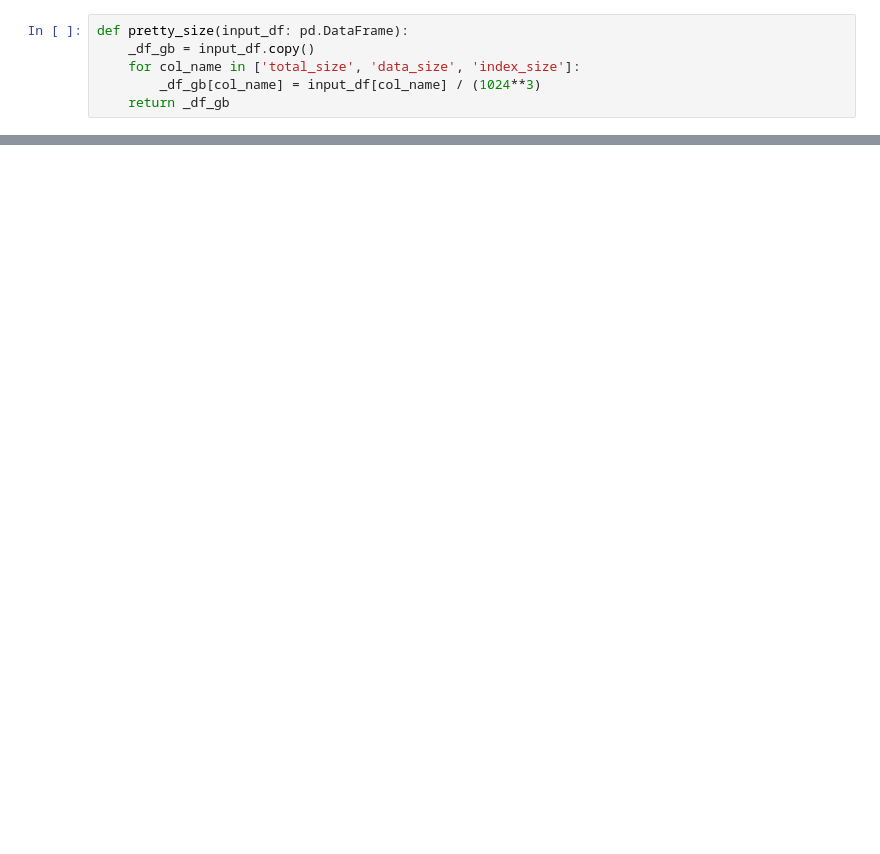
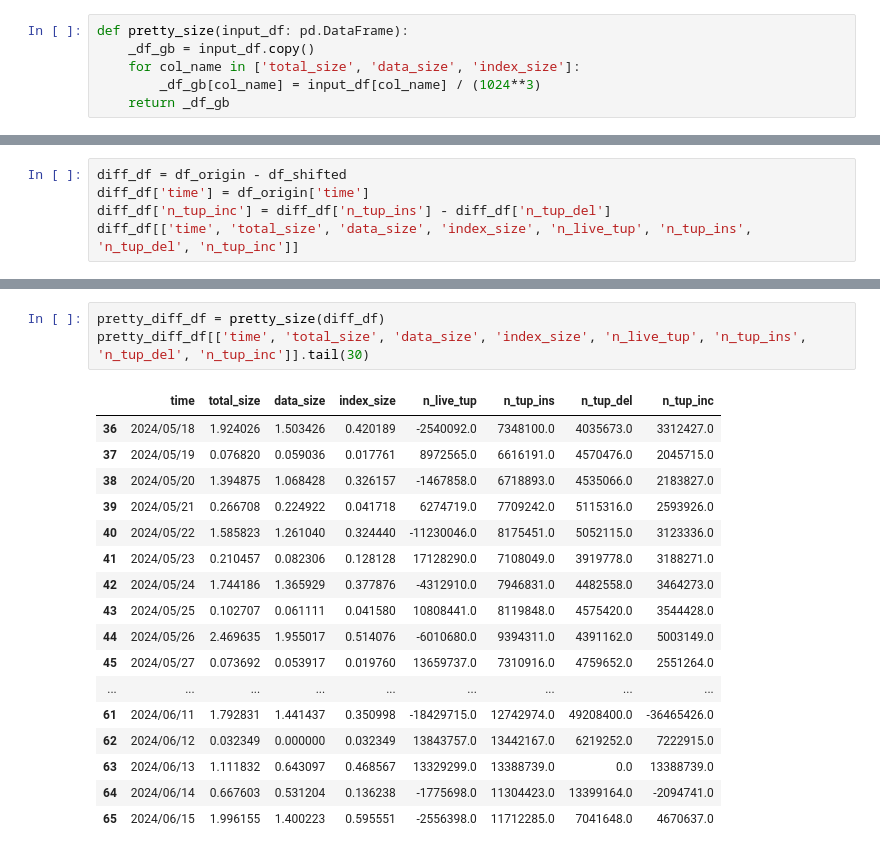
Before and after one commit to trixt63/PythonDatabase, a Jupyter notebook: notebooks/check_detailed.ipynb, the cells around one changed output, grey strips where cells are left out. Drawn from its saved outputs; the diff is of its cells as text; blank space fills up the shorter version.

```diff
--- a/notebooks/check_detailed.ipynb
+++ b/notebooks/check_detailed.ipynb
@@ -26,0 +82,5 @@ def pretty_size(input_df: pd.DataFrame):
+# %%
+diff_df = df_origin - df_shifted
+diff_df['time'] = df_origin['time']
+diff_df['n_tup_inc'] = diff_df['n_tup_ins'] - diff_df['n_tup_del']
+diff_df[['time', 'total_size', 'data_size', 'index_size', 'n_live_tup', 'n_tup_ins', 'n_tup_del', 'n_tup_inc']]
@@ -27 +101,22 @@ def pretty_size(input_df: pd.DataFrame):
+# %%
+pretty_diff_df = pretty_size(diff_df)
+pretty_diff_df[['time', 'total_size', 'data_size', 'index_size', 'n_live_tup', 'n_tup_ins', 'n_tup_del', 'n_tup_inc']].tail(30)
+# %% [output]
+|  | time | total_size | data_size | index_size | n_live_tup | n_tup_ins | n_tup_del | n_tup_inc |
+| 36 | 2024/05/18 | 1.924026 | 1.503426 | 0.420189 | -2540092.0 | 7348100.0 | 4035673.0 | 3312427.0 |
+| 37 | 2024/05/19 | 0.076820 | 0.059036 | 0.017761 | 8972565.0 | 6616191.0 | 4570476.0 | 2045715.0 |
+| 38 | 2024/05/20 | 1.394875 | 1.068428 | 0.326157 | -1467858.0 | 6718893.0 | 4535066.0 | 2183827.0 |
+| 39 | 2024/05/21 | 0.266708 | 0.224922 | 0.041718 | 6274719.0 | 7709242.0 | 5115316.0 | 2593926.0 |
+| 40 | 2024/05/22 | 1.585823 | 1.261040 | 0.324440 | -11230046.0 | 8175451.0 | 5052115.0 | 3123336.0 |
+| 41 | 2024/05/23 | 0.210457 | 0.082306 | 0.128128 | 17128290.0 | 7108049.0 | 3919778.0 | 3188271.0 |
+| 42 | 2024/05/24 | 1.744186 | 1.365929 | 0.377876 | -4312910.0 | 7946831.0 | 4482558.0 | 3464273.0 |
+| 43 | 2024/05/25 | 0.102707 | 0.061111 | 0.041580 | 10808441.0 | 8119848.0 | 4575420.0 | 3544428.0 |
+| 44 | 2024/05/26 | 2.469635 | 1.955017 | 0.514076 | -6010680.0 | 9394311.0 | 4391162.0 | 5003149.0 |
+| 45 | 2024/05/27 | 0.073692 | 0.053917 | 0.019760 | 13659737.0 | 7310916.0 | 4759652.0 | 2551264.0 |
+| ... | ... | ... | ... | ... | ... | ... | ... | ... |
+| 61 | 2024/06/11 | 1.792831 | 1.441437 | 0.350998 | -18429715.0 | 12742974.0 | 49208400.0 | -36465426.0 |
+| 62 | 2024/06/12 | 0.032349 | 0.000000 | 0.032349 | 13843757.0 | 13442167.0 | 6219252.0 | 7222915.0 |
+| 63 | 2024/06/13 | 1.111832 | 0.643097 | 0.468567 | 13329299.0 | 13388739.0 | 0.0 | 13388739.0 |
+| 64 | 2024/06/14 | 0.667603 | 0.531204 | 0.136238 | -1775698.0 | 11304423.0 | 13399164.0 | -2094741.0 |
+| 65 | 2024/06/15 | 1.996155 | 1.400223 | 0.595551 | -2556398.0 | 11712285.0 | 7041648.0 | 4670637.0 |
 # %%
```
Also changed, not shown: parts of 15 cells of this notebook, 3 other files.
